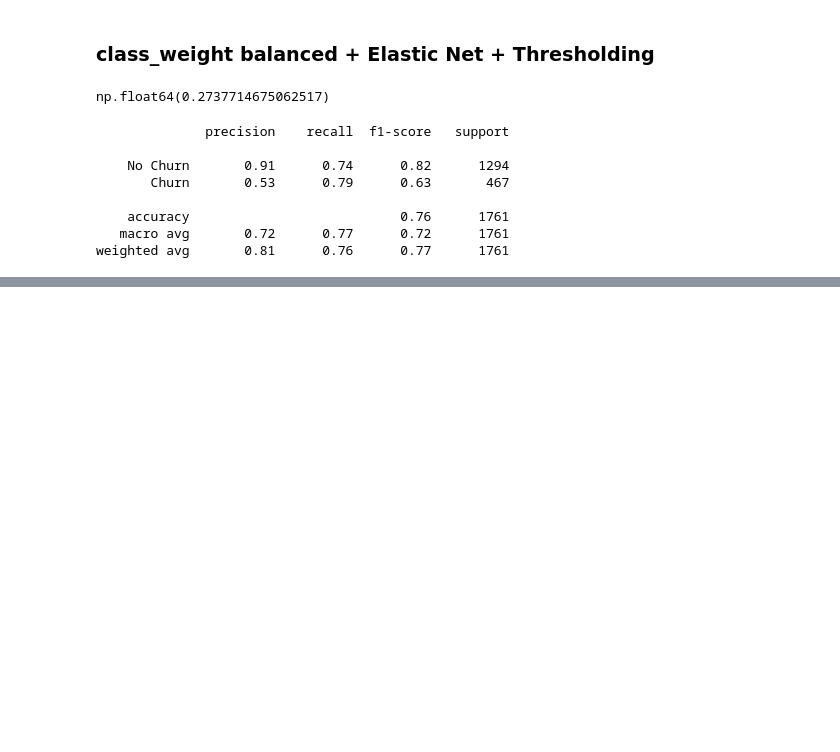
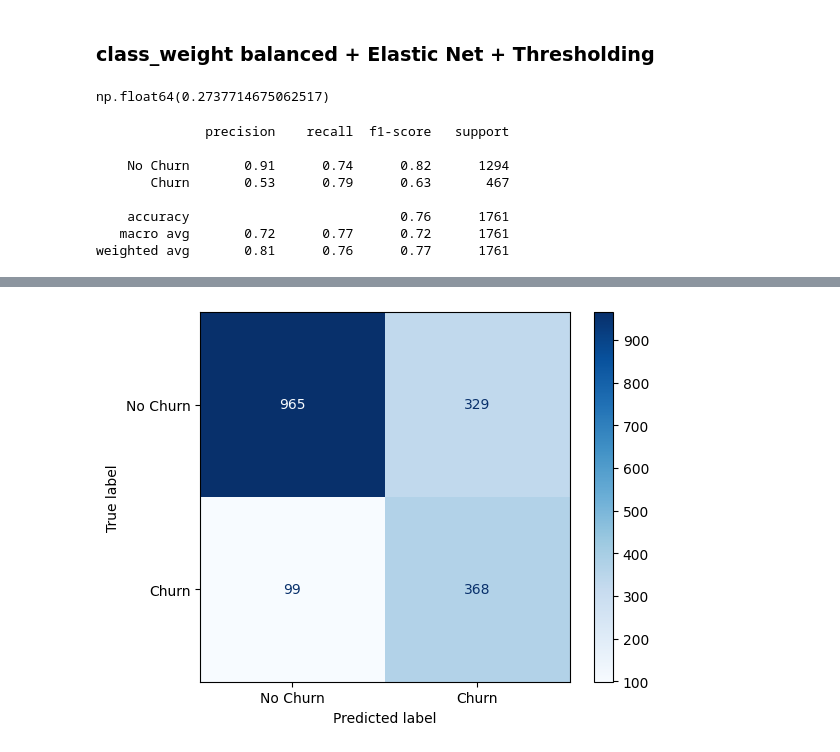
Before and after one commit to JessePMelo/Telco-Customer-Churn, a Jupyter notebook: data_science/notebooks/Telco_Customer_Churn.ipynb, the cells around one changed output, grey strips where cells are left out. Drawn from its saved outputs; the diff is of its cells as text; code cells hidden in the pictures; blank space fills up the shorter version.

```diff
--- a/data_science/notebooks/Telco_Customer_Churn.ipynb
+++ b/data_science/notebooks/Telco_Customer_Churn.ipynb
@@ -696,0 +755,13 @@ weighted avg       0.81      0.76      0.77      1761
+# %%
+y_proba_cal = calibrated_model.predict_proba(X_test)[:, 1]
+# %%
+from sklearn.metrics import precision_recall_curve
+import numpy as np
+
+precision, recall, thresholds = precision_recall_curve(y_test, y_proba_cal)
+# %%
+f1_scores = 2 * (precision * recall) / (precision + recall + 1e-9)
+best_idx = np.argmax(f1_scores)
+
+best_threshold_calibrated = thresholds[best_idx]
+best_threshold_calibrated
@@ -696,0 +770,2 @@ weighted avg       0.81      0.76      0.77      1761
+# %%
+y_pred_calibrated = (y_proba_cal >= best_threshold_calibrated).astype(int)
@@ -696,0 +789,14 @@ weighted avg       0.81      0.76      0.77      1761
+# %%
+from sklearn.metrics import ConfusionMatrixDisplay
+import matplotlib.pyplot as plt
+
+ConfusionMatrixDisplay.from_predictions(
+    y_test,
+    y_pred_calibrated,
+    display_labels=['No Churn', 'Churn'],
+    cmap='Blues'
+)
+
+plt.show()
+# %% [output]
+[figure, added]
```
Also changed, not shown: parts of 11 cells of this notebook.
